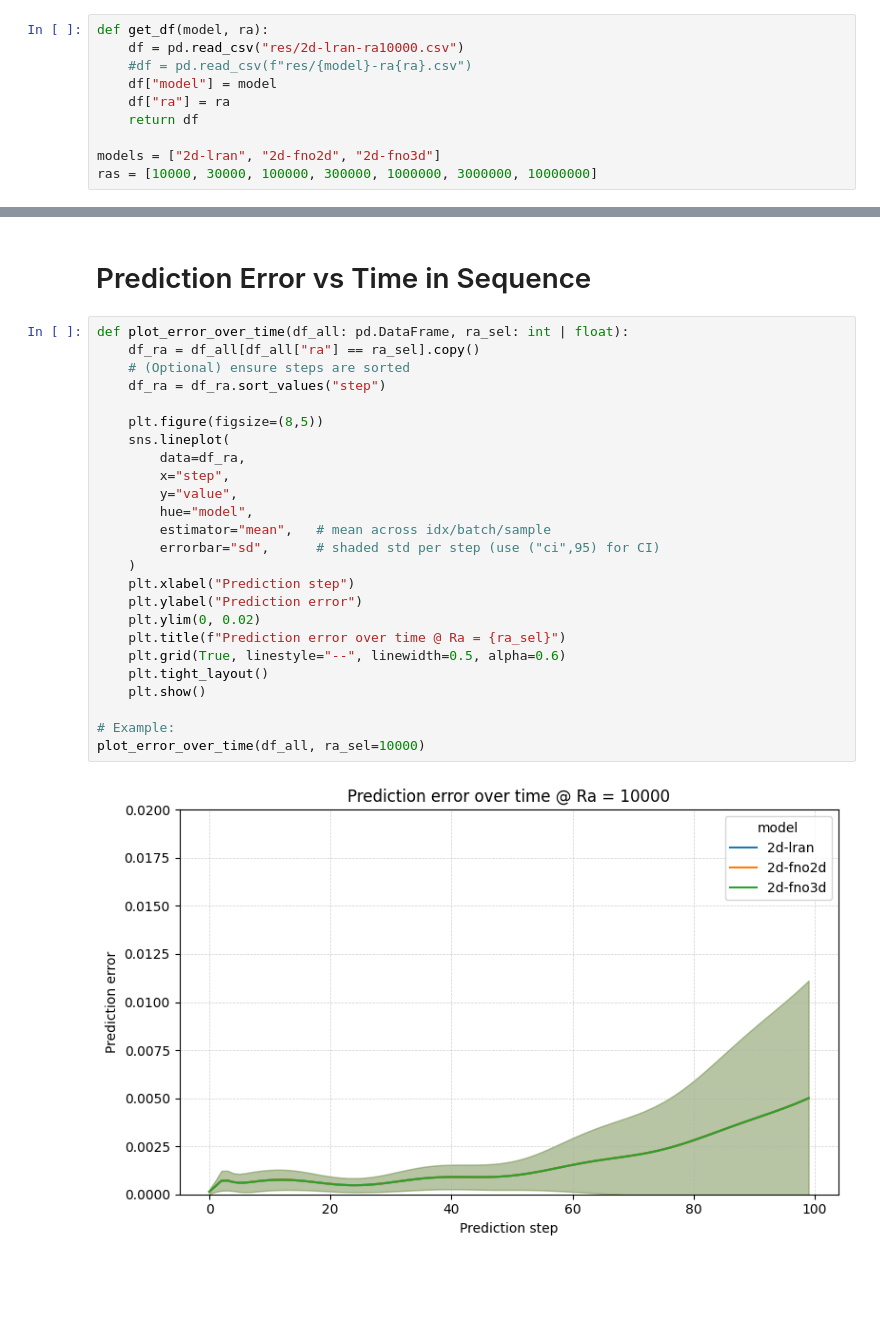
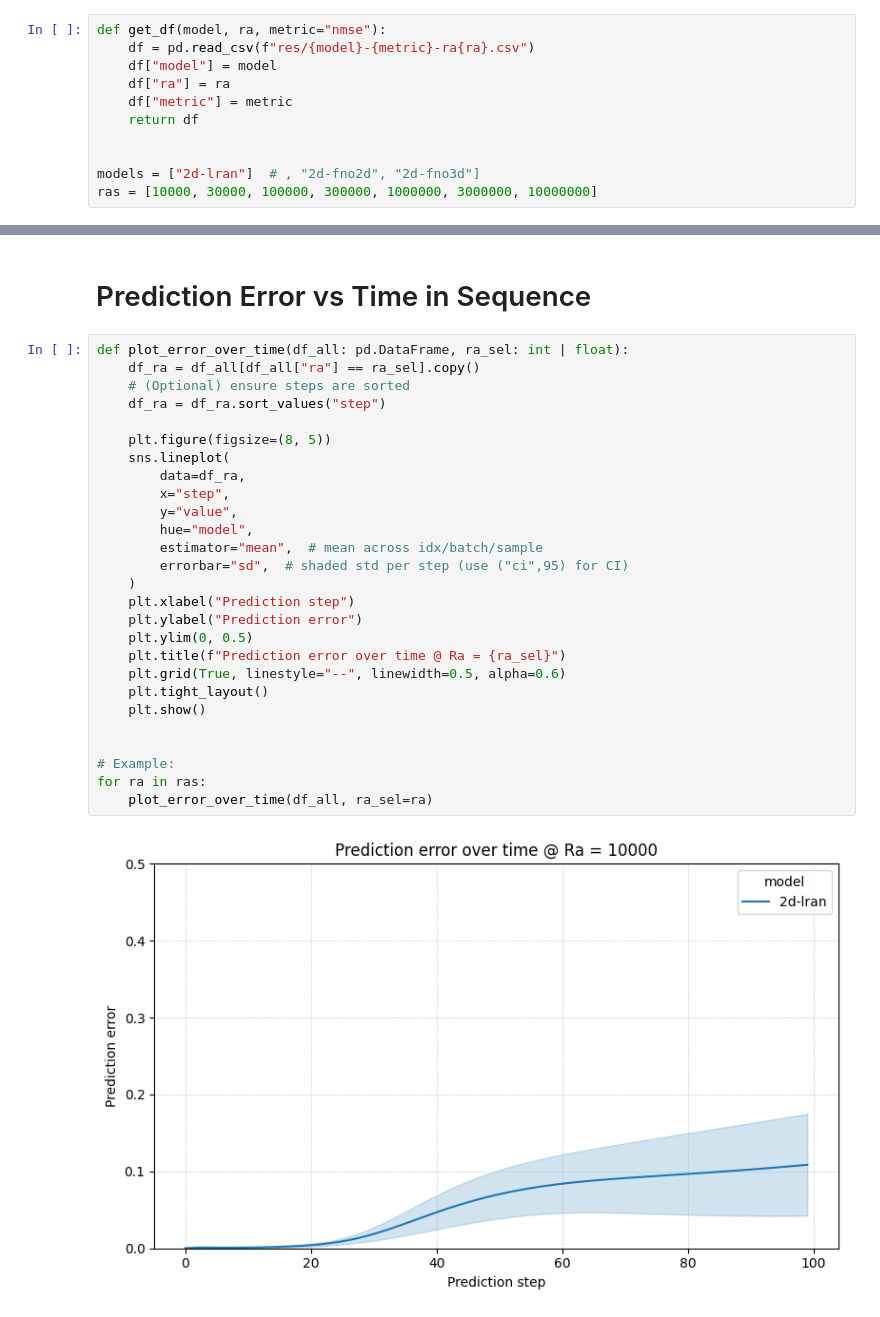
Before and after one commit to tmarkmann/RBC-PINN-Surrogate, a Jupyter notebook: notebooks/tm-6-2D-results.ipynb, the cells around one changed output, grey strips where cells are left out. Cells and saved outputs as stored; diff of their text form; blank space fills up the shorter version.

```diff
--- a/notebooks/tm-6-2D-results.ipynb
+++ b/notebooks/tm-6-2D-results.ipynb
@@ -19,12 +5,13 @@ def plot_prediction_error(df_list, label_list, title, ymax, xmax):
 # %%
-def get_df(model, ra):
-    df = pd.read_csv("res/2d-lran-ra10000.csv")
-    #df = pd.read_csv(f"res/{model}-ra{ra}.csv")
+def get_df(model, ra, metric="nmse"):
+    df = pd.read_csv(f"res/{model}-{metric}-ra{ra}.csv")
     df["model"] = model
     df["ra"] = ra
+    df["metric"] = metric
     return df
 
-models = ["2d-lran", "2d-fno2d", "2d-fno3d"]
+
+models = ["2d-lran"]  # , "2d-fno2d", "2d-fno3d"]
 ras = [10000, 30000, 100000, 300000, 1000000, 3000000, 10000000]
 # %% [markdown]
 # Prediction Error vs Ra
@@ -58,27 +45,29 @@ plt.show()
 # %%
 def plot_error_over_time(df_all: pd.DataFrame, ra_sel: int | float):
     df_ra = df_all[df_all["ra"] == ra_sel].copy()
     # (Optional) ensure steps are sorted
     df_ra = df_ra.sort_values("step")
 
-    plt.figure(figsize=(8,5))
+    plt.figure(figsize=(8, 5))
     sns.lineplot(
         data=df_ra,
         x="step",
         y="value",
         hue="model",
-        estimator="mean",   # mean across idx/batch/sample
-        errorbar="sd",      # shaded std per step (use ("ci",95) for CI)
+        estimator="mean",  # mean across idx/batch/sample
+        errorbar="sd",  # shaded std per step (use ("ci",95) for CI)
     )
     plt.xlabel("Prediction step")
     plt.ylabel("Prediction error")
-    plt.ylim(0, 0.02)
+    plt.ylim(0, 0.5)
     plt.title(f"Prediction error over time @ Ra = {ra_sel}")
     plt.grid(True, linestyle="--", linewidth=0.5, alpha=0.6)
     plt.tight_layout()
     plt.show()
 
+
 # Example:
-plot_error_over_time(df_all, ra_sel=10000)
+for ra in ras:
+    plot_error_over_time(df_all, ra_sel=ra)
 # %% [output]
-[figure, old version]
+[figure, new version]
```
Also changed, not shown: parts of 3 cells of this notebook, 42 other files.
